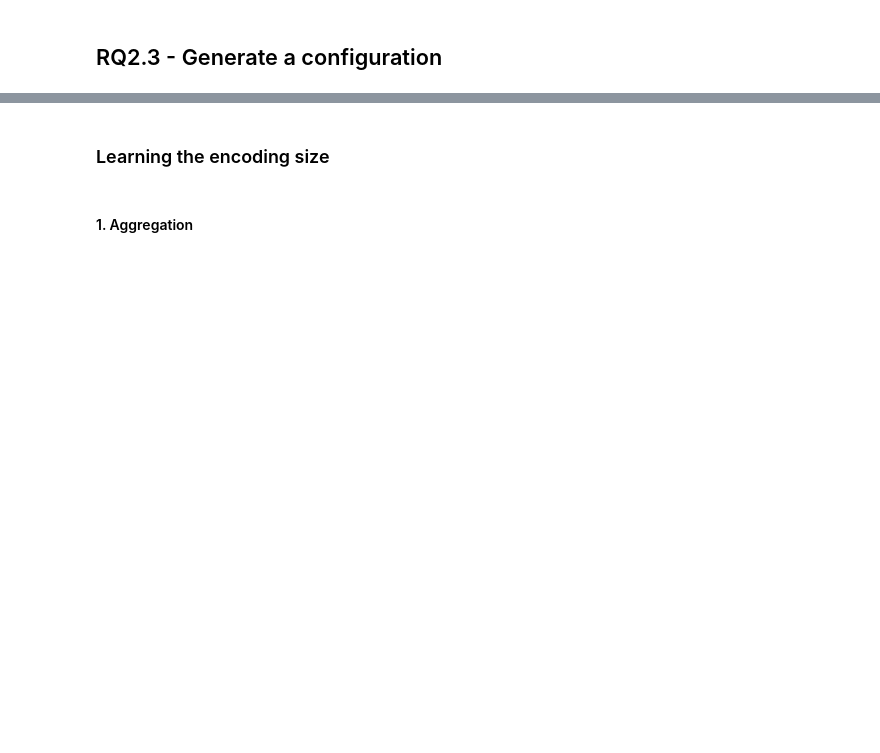
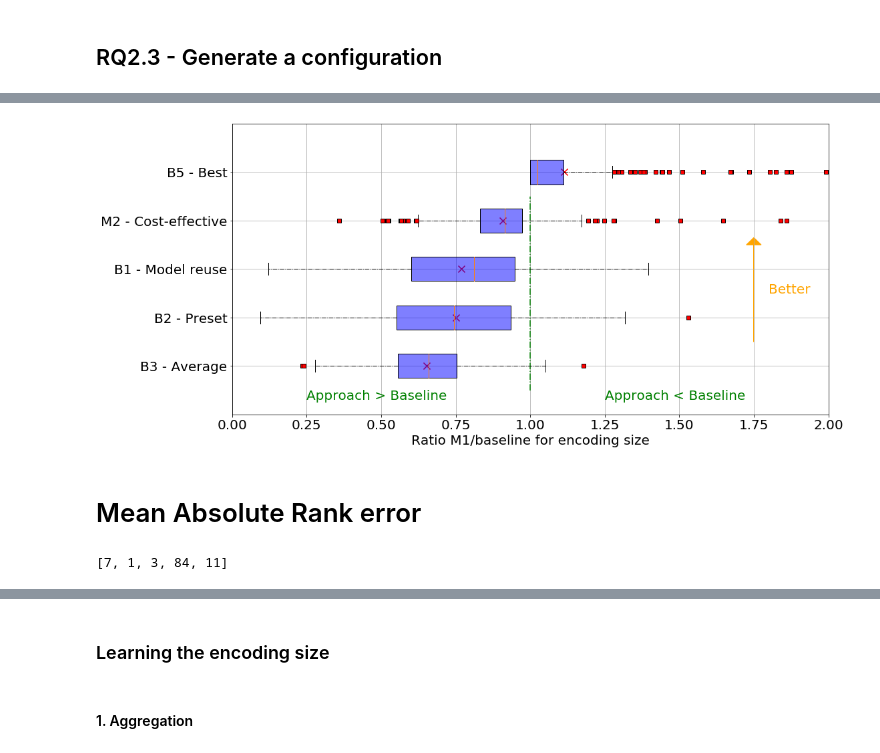
Before and after one commit to llesoil/input_sensitivity, a Jupyter notebook: src/main/encoded_size.ipynb, the cells around one changed output, grey strips where cells are left out. Drawn from its saved outputs; the diff is of its cells as text; code cells hidden in the pictures; blank space fills up the shorter version.

```diff
--- a/src/main/encoded_size.ipynb
+++ b/src/main/encoded_size.ipynb
@@ -1410,0 +1636,6 @@ print(Si['S1'])
+# %%
+clf_ce = RandomForestRegressor()
+
+clf_ce.fit(X_train_ce, y_train_ce)
+
+y_pred_ce = clf.predict(X_test_ce)
@@ -1410,0 +1660,5 @@ print(Si['S1'])
+# %%
+keep_vid = ['video'+str(np.where(np.array([v[:-4] for v in v_names], str)==ti)[0][0]) for ti in test_index]
+
+best_compromise = np.argmin([np.sum(np.array(df[keep_vid].loc[i], int)) for i in range(df.shape[0])])
+best_compromise
@@ -1410,0 +1669,6 @@ print(Si['S1'])
+# %%
+source_video = listVideo[np.where(np.array([v[:-4] for v in v_names], str)==
+                                  train_index[np.random.randint(0, len(train_index))])[0][0]]
+
+index_b4_config = np.argmin(source_video[predDimension])
+index_b4_config
@@ -1410,0 +1767,35 @@ print(Si['S1'])
+# %%
+box_res = np.transpose(pd.DataFrame({"mean" : res_tot,
+                                     "compromise" : val_compromise,
+                                     "model reuse" : val_b4,
+                                     "cost eff" : cost_eff,
+                                     "min" : val_mins}))
+
+red_square = dict(markerfacecolor='r', marker='s')
+plt.figure(figsize=(16,8))
+plt.grid()
+plt.boxplot(box_res, flierprops=red_square,
+          vert=False, patch_artist=True, #widths=0.25,
+          boxprops=dict(facecolor=(0,0,1,0.5),linewidth=1,edgecolor='k'),
+          whiskerprops = dict(linestyle='-.',linewidth=1.0, color='black'))
+plt.scatter(np.array([np.mean(box_res.iloc[i]) for i in range(5)]), np.arange(1, 6, 1),
+            marker="x", color = "red", alpha = 1, s = 100)
+plt.vlines(x=1, ymin=0.5, ymax=4.5, linestyle='-.', color='green')
+plt.ylim(0,6)
+plt.xlim(0,2)
+plt.text(s = "Approach < Baseline", x = 1.25, y = 0.3, size = 20, color = 'green')
+plt.text(s = "Approach > Baseline", x = 0.25, y = 0.3, size = 20, color = 'green')
+plt.xlabel("Ratio M1/baseline for encoding size", size = 20)
+#plt.ylabel("Baseline", size = 14)
+plt.arrow(x = 1.75, y = 1.5, dx= 0, dy = 2, head_width = .05, head_length = .15, color="orange")
+plt.text(s = "Better", x = 1.80, y = 2.5, size = 20, color = 'orange')
+plt.yticks([1, 2, 3, 4, 5],
+           ['B3 - Average', 'B2 - Preset', 'B1 - Model reuse', 'M2 - Cost-effective', 'B5 - Best'],
+          size = 20)
+plt.xticks(size = 20)
+plt.savefig("../../results/res_box_baseline.png")
+plt.show()
+# %% [output]
+[figure, added]
+# %% [markdown]
+# Mean Absolute Rank error
@@ -1410,0 +1854,4 @@ print(Si['S1'])
+# %%
+res_rank_val_min
+# %% [output]
+[7, 1, 3, 84, 11]
```
Also changed, not shown: parts of 137 cells of this notebook, 43 other files.
